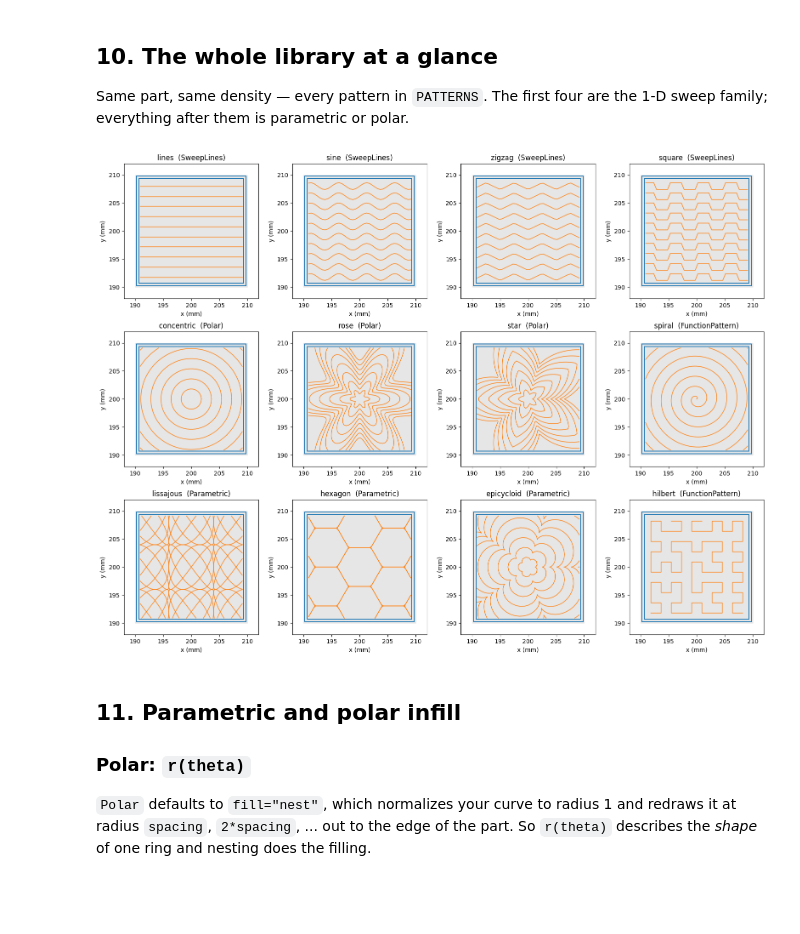
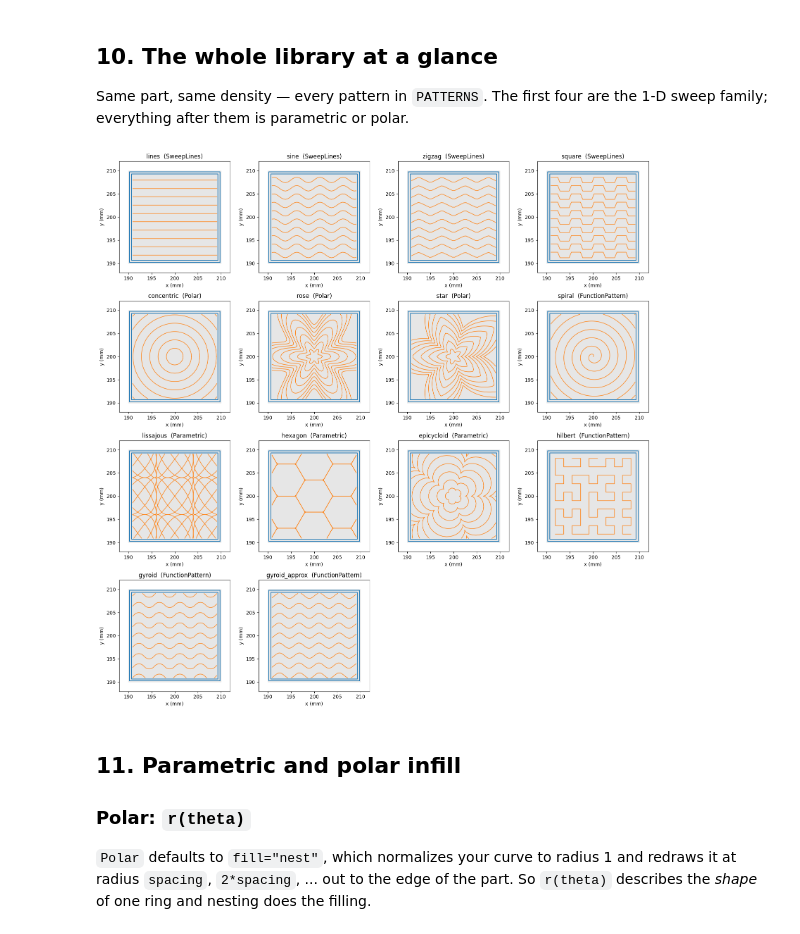
Before and after one commit to scott-abbott/math-lab, a Jupyter notebook: custom infill/slicer.ipynb, the cells around one changed output. Cells and saved outputs as stored; diff of their text form; code cells hidden in the pictures; blank space fills up the shorter version.

```diff
--- a/custom infill/slicer.ipynb
+++ b/custom infill/slicer.ipynb
@@ -1032,6 +1215,8 @@ PATTERNS: Dict[str, object] = {
     "hexagon": hexagon_pattern(),
     "epicycloid": epicycloid_pattern(),
     "hilbert": hilbert_pattern(),
+    "gyroid": gyroid_pattern("true"),
+    "gyroid_approx": gyroid_pattern("approx"),
 }
 
 print("available patterns:", ", ".join(PATTERNS))
@@ -1438,18 +1623,18 @@ Same part, same density — every pattern in `PATTERNS`. The first four are the
 # %%
 compare_cfg = PrintConfig(infill_density=0.25, num_perimeters=2)
 _cube = load_stl("cube.stl")
 
-fig, axes = plt.subplots(3, 4, figsize=(16, 12))
+fig, axes = plt.subplots(4, 4, figsize=(16, 16))
 for ax, (name, pat) in zip(axes.ravel(), PATTERNS.items()):
     layers = slice_model(_cube, compare_cfg, pattern=pat, verbose=False)
     kind = type(as_pattern(pat)).__name__
     plot_layer(layers[10], ax=ax, title=f"{name}  ({kind})")
 for ax in axes.ravel()[len(PATTERNS):]:
     ax.axis("off")
 plt.tight_layout()
 plt.show()
 # %% [output]
-[figure, old version]
+[figure, new version]
 # %% [markdown]
 ## 11. Parametric and polar infill
 
```
Also changed, not shown: parts of 18 cells of this notebook, 1 other file.
